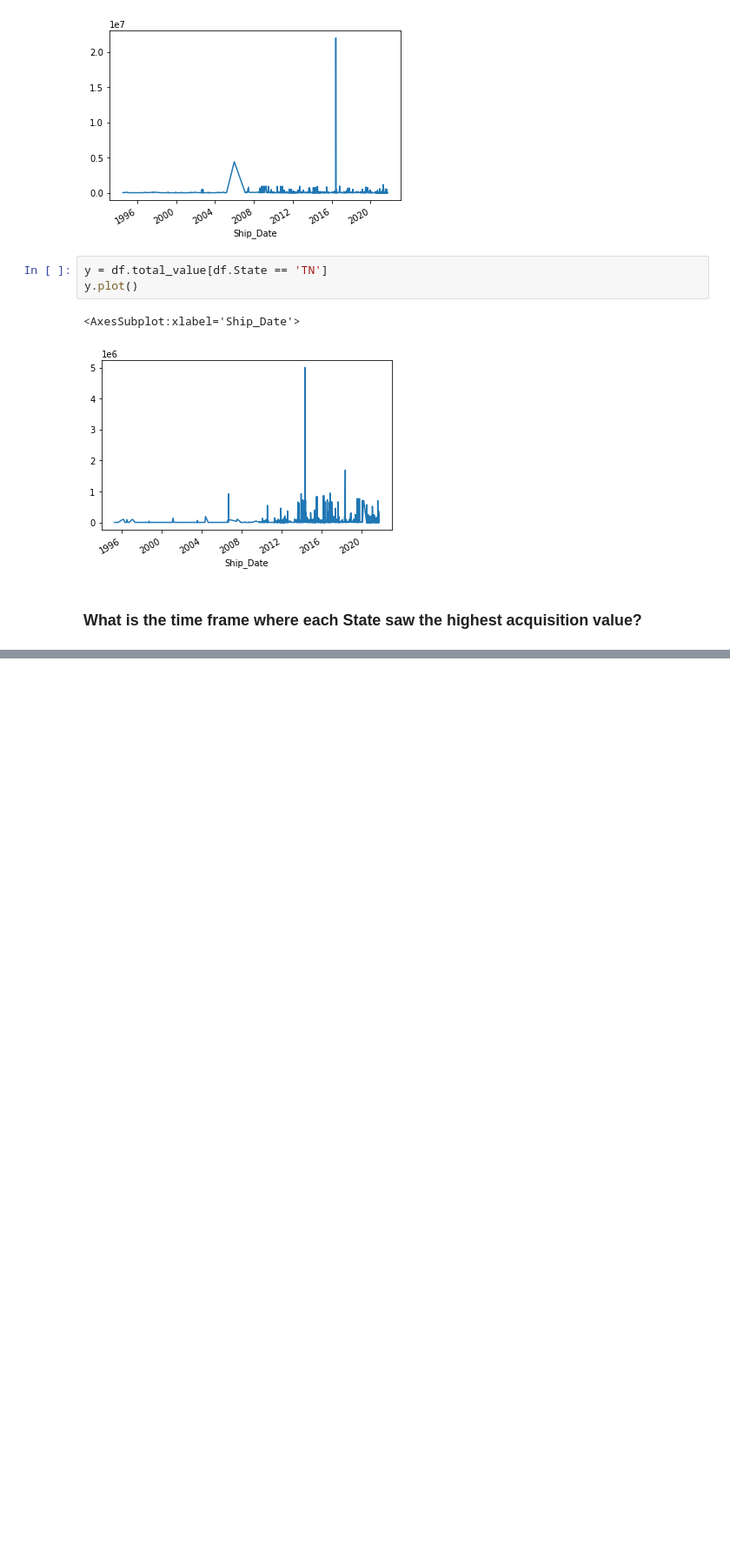
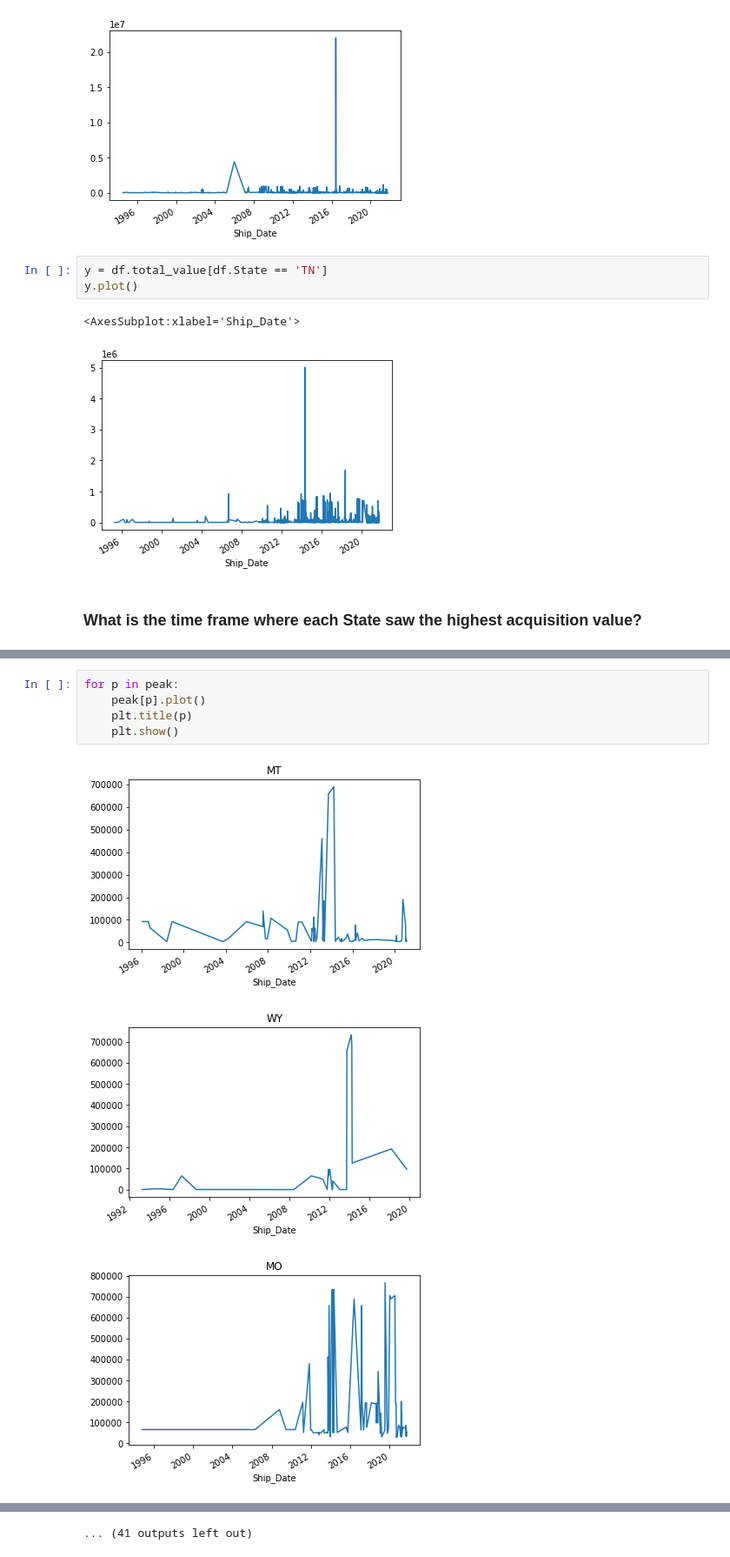
Before and after one commit to watermanbrandyn/personal_project_1033, a Jupyter notebook: explore_1033.ipynb, the cells around one changed output, grey strips where cells are left out. Shown at 87% size. Drawn from its saved outputs; the diff is of its cells as text; blank space fills up the shorter version.

```diff
--- a/explore_1033.ipynb
+++ b/explore_1033.ipynb
@@ -281,0 +355,9 @@ y.plot()
+# %%
+for p in peak:
+    peak[p].plot()
+    plt.title(p)
+    plt.show()
+# %% [output]
+[figure, added]
+[figure, added]
+[figure, added]
@@ -281,0 +373 @@ y.plot()
+... (41 outputs left out)
```
Also changed, not shown: parts of 23 cells of this notebook.
